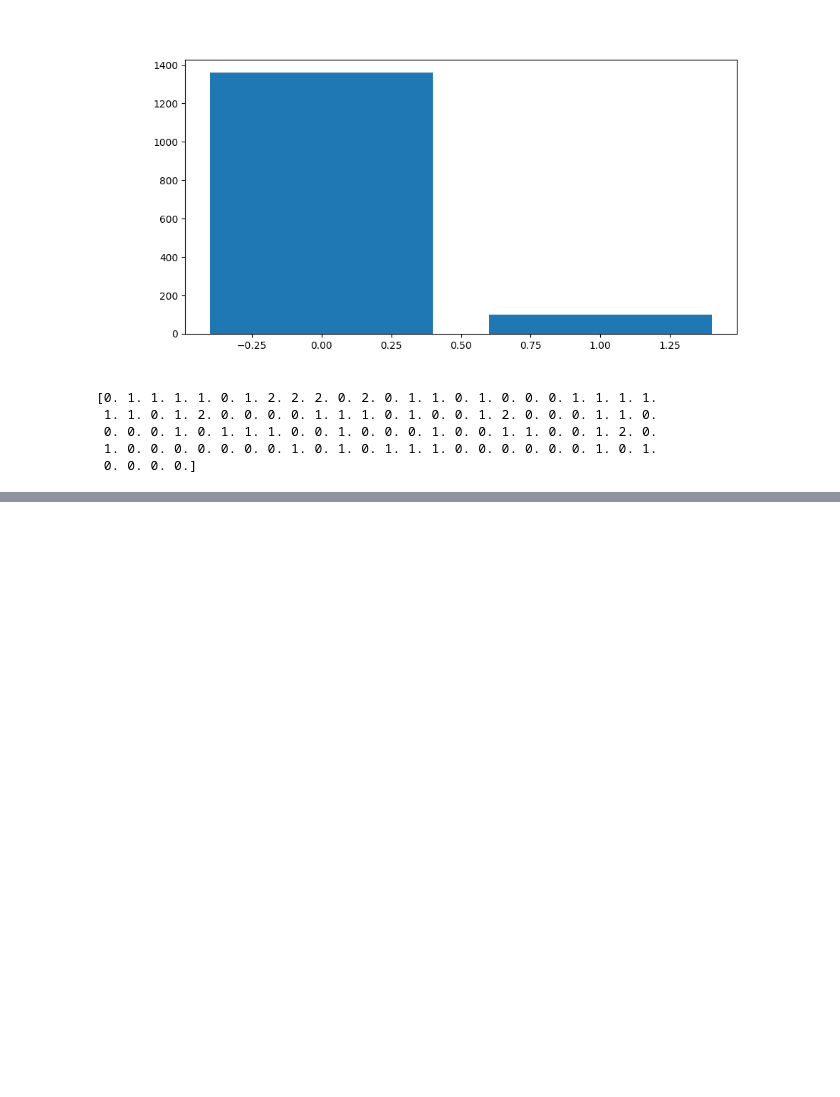
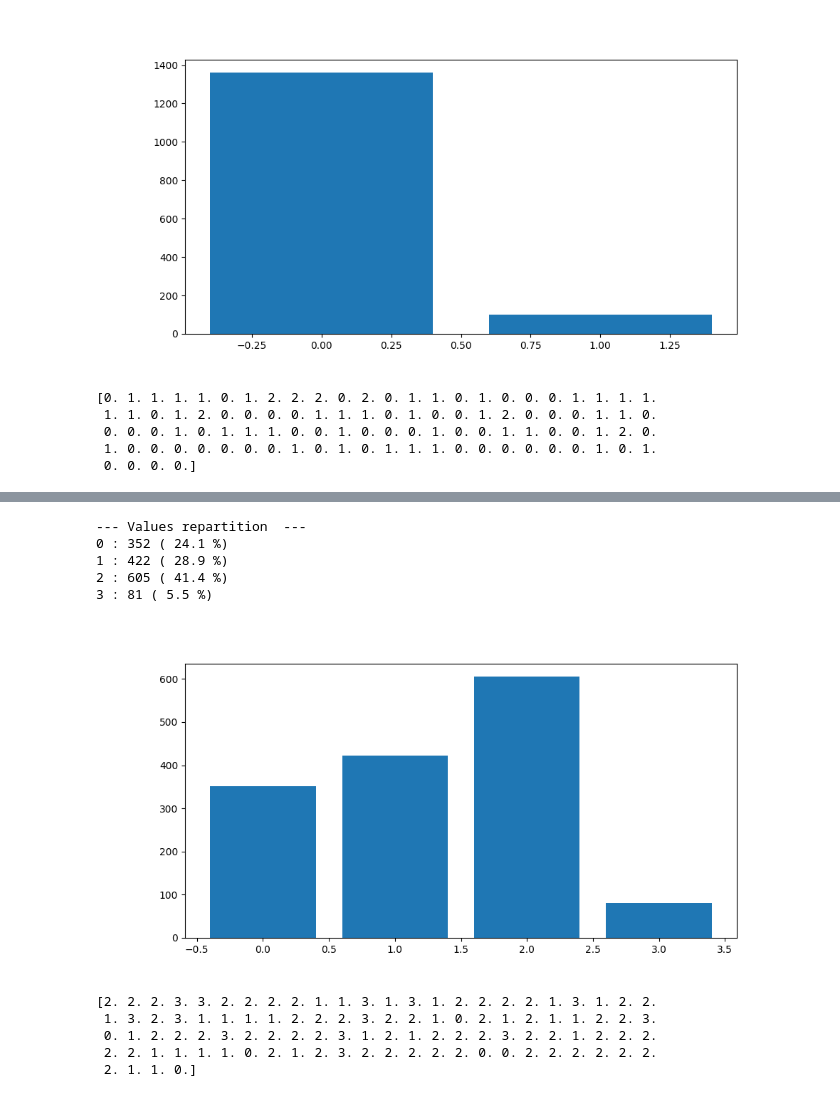
Before and after one commit to MaximeD34/house_price, a Jupyter notebook: data_processing.ipynb, the cells around one changed output, grey strips where cells are left out. Drawn from its saved outputs; the diff is of its cells as text; code cells hidden in the pictures; blank space fills up the shorter version.

```diff
--- a/data_processing.ipynb
+++ b/data_processing.ipynb
@@ -1389,0 +1452,25 @@ Detchd : 387 ( 26.5 %)
+# %%
+#GarageFinish
+GarageFinish = data[:,60].copy()
+garagefinish_mapping = {"Fin": 0, "RFn": 1, "Unf": 2, "NA": 3}
+GarageFinish = np.array([garagefinish_mapping[finish] for finish in GarageFinish])
+
+printRepartion(GarageFinish, list(garagefinish_mapping.values()))
+plotRepartition(GarageFinish, list(garagefinish_mapping.values()))
+# %% [output]
+--- Values repartition  ---
+0 : 352 ( 24.1 %)
+1 : 422 ( 28.9 %)
+2 : 605 ( 41.4 %)
+3 : 81 ( 5.5 %)
+[figure, added]
+# %%
+#GarageCars
+GarageCars = data[:,61].copy().astype(float)
+print(GarageCars[:100])
+# %% [output]
+[2. 2. 2. 3. 3. 2. 2. 2. 2. 1. 1. 3. 1. 3. 1. 2. 2. 2. 2. 1. 3. 1. 2. 2.
+ 1. 3. 2. 3. 1. 1. 1. 1. 2. 2. 2. 3. 2. 2. 1. 0. 2. 1. 2. 1. 1. 2. 2. 3.
+ 0. 1. 2. 2. 2. 3. 2. 2. 2. 2. 3. 1. 2. 1. 2. 2. 2. 3. 2. 2. 1. 2. 2. 2.
+ 2. 2. 1. 1. 1. 1. 0. 2. 1. 2. 3. 2. 2. 2. 2. 2. 0. 0. 2. 2. 2. 2. 2. 2.
+ 2. 1. 1. 0.]
```
Also changed, not shown: parts of 20 cells of this notebook.
